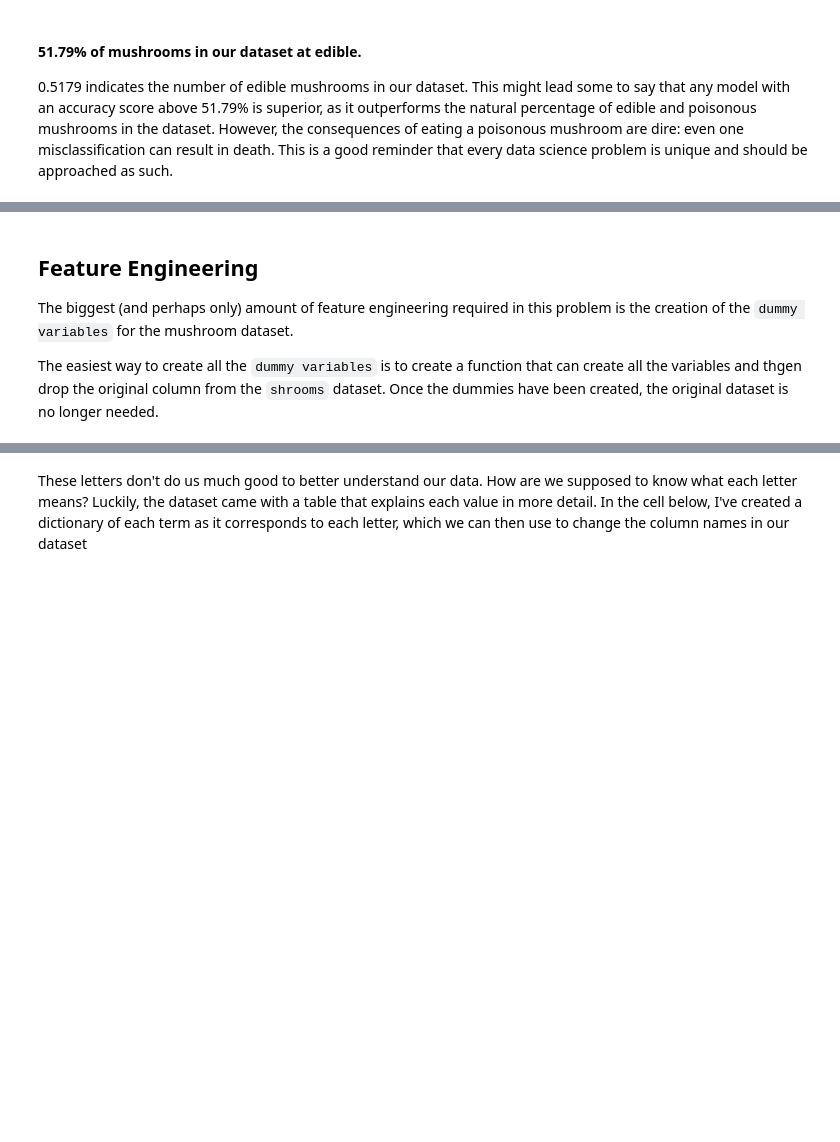
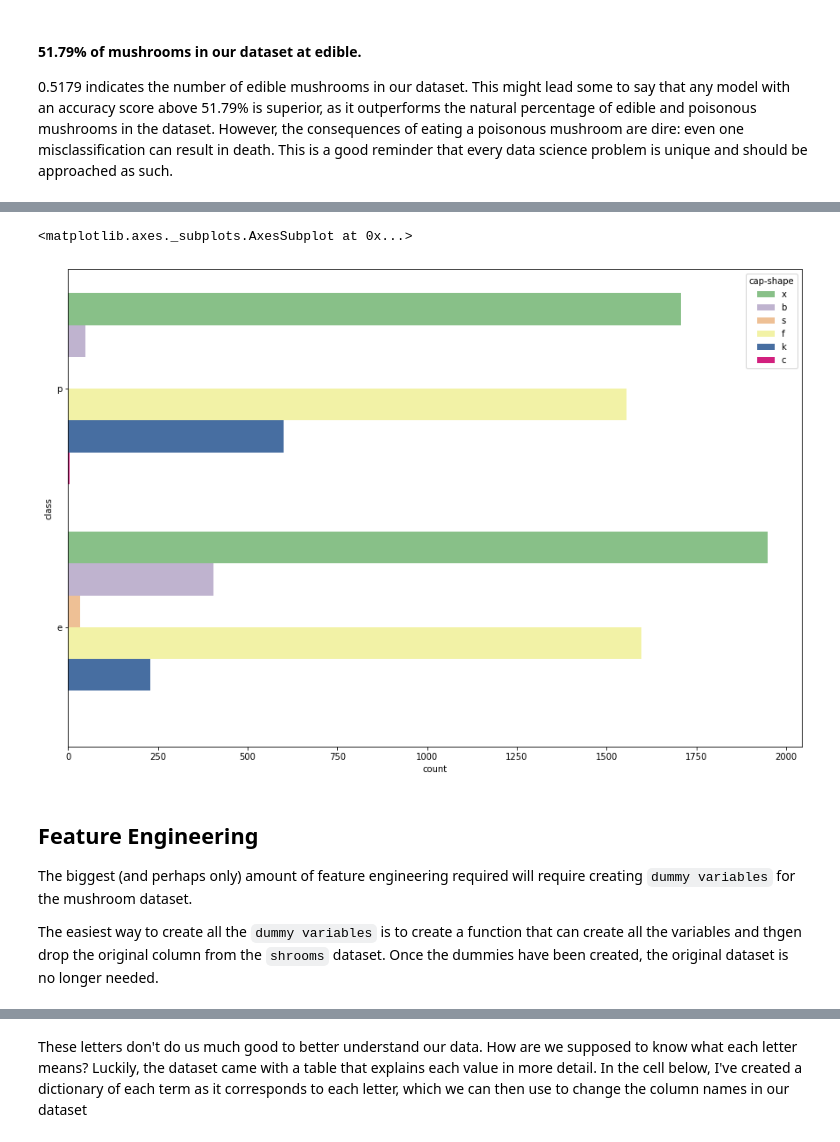
Before and after one commit to mike-laccavole/mushroom-classification, a Jupyter notebook: notebooks/Untitled.ipynb, the cells around one changed output, grey strips where cells are left out. Drawn from its saved outputs; the diff is of its cells as text; code cells hidden in the pictures; blank space fills up the shorter version.

```diff
--- a/notebooks/Untitled.ipynb
+++ b/notebooks/Untitled.ipynb
@@ -140,7 +165,13 @@ shrooms[shrooms['class'] == 'e'].shape[0] / shrooms.shape[0]
+# %%
+plt.figure(figsize = (15, 10))
+sns.countplot(y = 'class', hue =  'cap-shape', data = shrooms, palette = "Accent")
+# %% [output]
+<matplotlib.axes._subplots.AxesSubplot at 0x...>
+[figure, added]
 # %% [markdown]
 ## Feature Engineering
 
-The biggest (and perhaps only) amount of feature engineering required in this problem is the creation of the `dummy variables` for the mushroom dataset.
+The biggest (and perhaps only) amount of feature engineering required will require creating `dummy variables` for the mushroom dataset.
 
 The easiest way to create all the `dummy variables` is to create a function that can create all the variables and thgen drop the original column from the `shrooms` dataset. Once the dummies have been created, the original dataset is no longer needed.
 # %%
```
Also changed, not shown: parts of 15 cells of this notebook.
